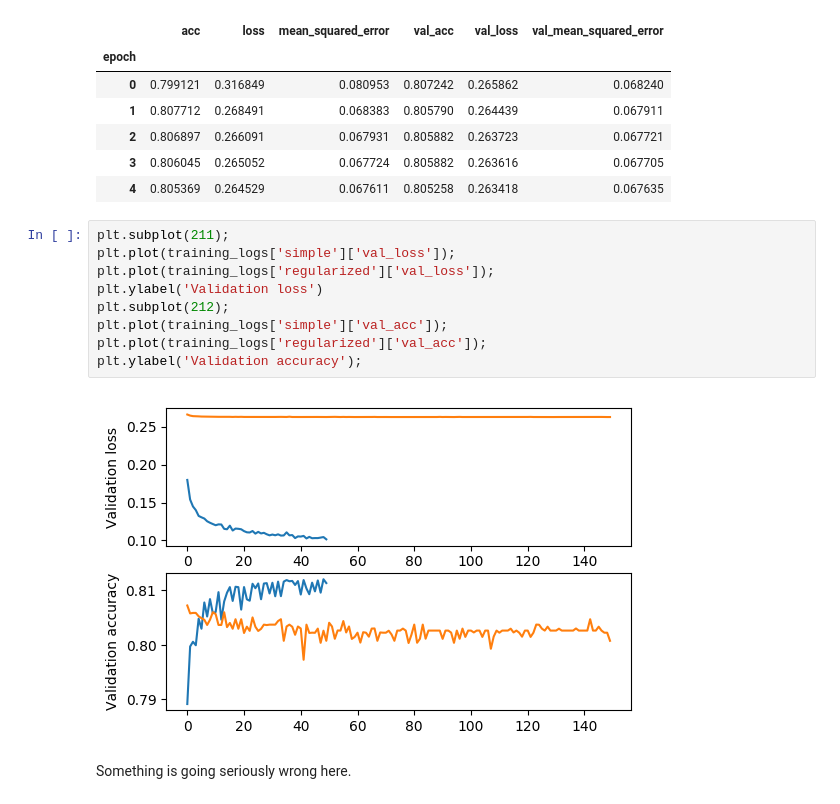
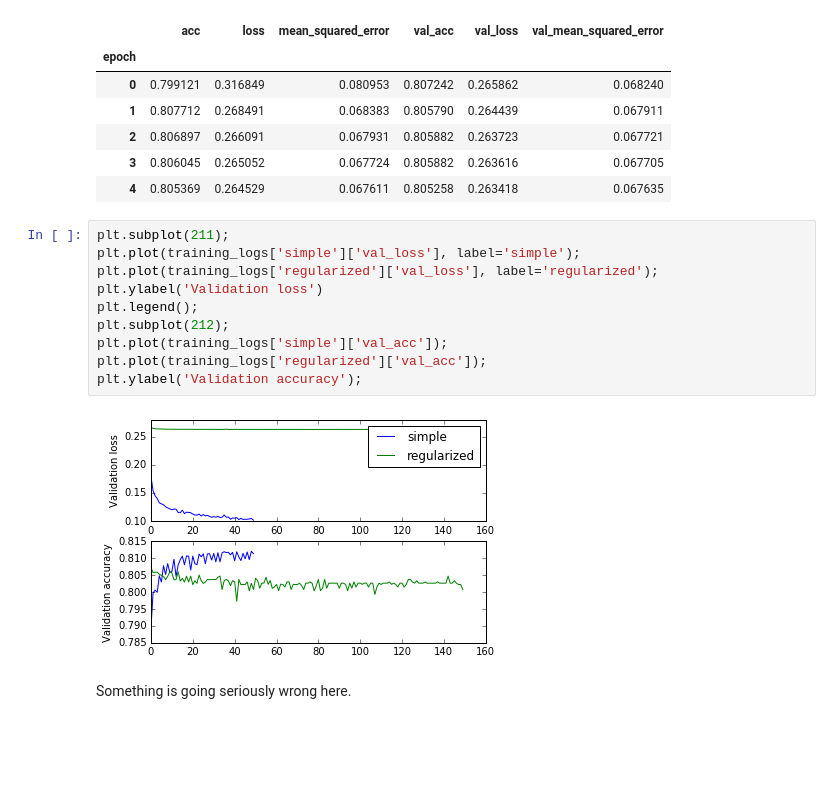
Before and after one commit to asberk/active-learning, a Jupyter notebook: AutoEncoders/Results of fitting.ipynb, the cells around one changed output. Saved outputs shown, nothing was run; the diff lists cells and outputs as text; blank space fills up the shorter version.

```diff
--- a/AutoEncoders/Results of fitting.ipynb
+++ b/AutoEncoders/Results of fitting.ipynb
@@ -78,14 +78,15 @@ training_logs['regularized'].head()
 | 4 | 0.805369 | 0.264529 | 0.067611 | 0.805258 | 0.263418 | 0.067635 |
 # %%
 plt.subplot(211);
-plt.plot(training_logs['simple']['val_loss']);
-plt.plot(training_logs['regularized']['val_loss']);
+plt.plot(training_logs['simple']['val_loss'], label='simple');
+plt.plot(training_logs['regularized']['val_loss'], label='regularized');
 plt.ylabel('Validation loss')
+plt.legend();
 plt.subplot(212);
 plt.plot(training_logs['simple']['val_acc']);
 plt.plot(training_logs['regularized']['val_acc']);
 plt.ylabel('Validation accuracy');
 # %% [output]
-[figure, old version]
+[figure, new version]
 # %% [markdown]
 Something is going seriously wrong here.
```
Also changed, not shown: parts of 13 cells of this notebook, 1 other file.
